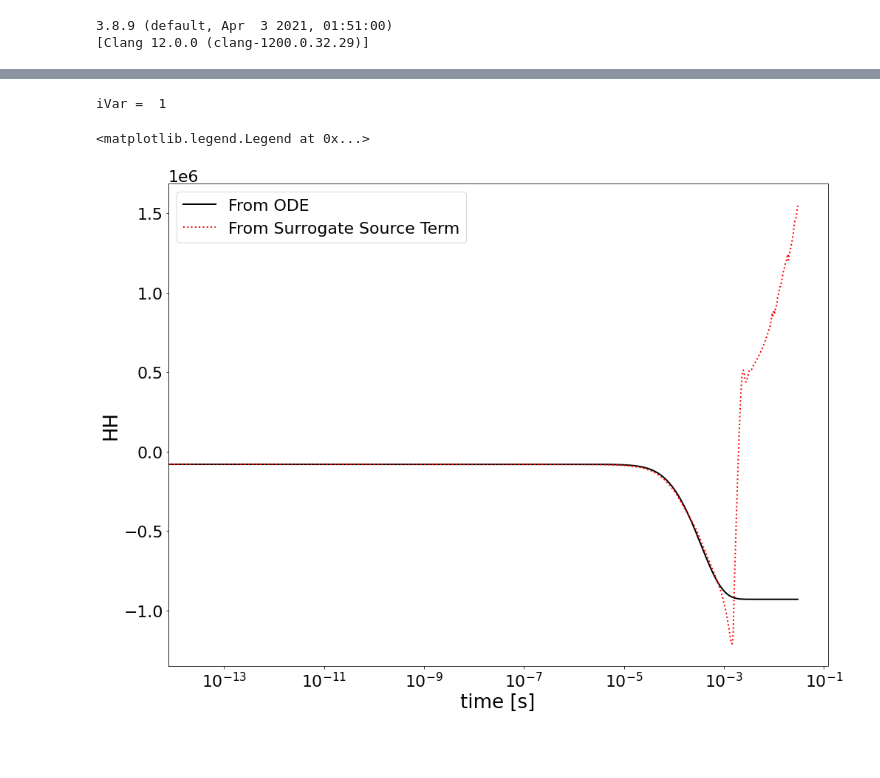
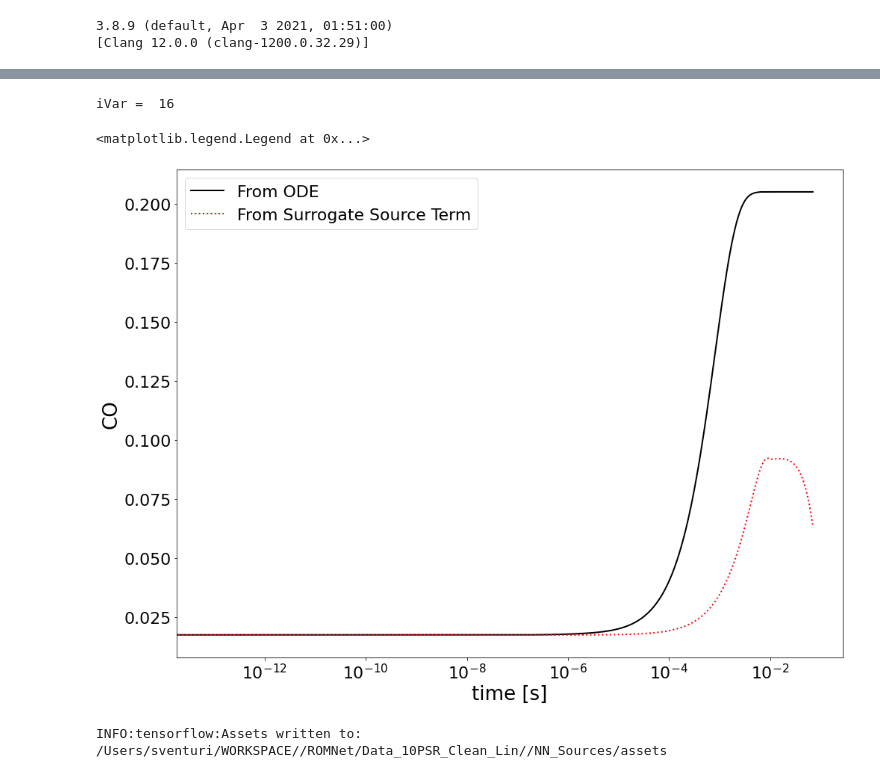
Before and after one commit to simoneventuri/ROMNet_, a Jupyter notebook: extra/generating_data/PSR/Generate_Data_3.ipynb, the cells around one changed output, grey strips where cells are left out. Cells and saved outputs as stored; diff of their text form; code cells hidden in the pictures; blank space fills up the shorter version.

```diff
--- a/extra/generating_data/PSR/Generate_Data_3.ipynb
+++ b/extra/generating_data/PSR/Generate_Data_3.ipynb
@@ -156,7 +209,7 @@ array([1.55708113e+03, 1.13246256e-01, 5.92541874e-03, 1.00000000e+00])
 
 from numpy import diff
 
-iPC = 2
+iPC = 1
 
 dydt = diff(yMat_pca[:,iPC])/diff(tVec)
 
@@ -248,0 +298,30 @@ for iy in range(Ny):
+# %%
+ySourcee_pca_ = NNModel.predict(yMatt_pca)
+
+
+fig  = plt.figure(figsize=(16,12))
+ax   = plt.axes(projection='3d')
+ax.plot3D( yMatt_pca[:,0], yMatt_pca[:,3], ySourcee_pca[:,0],  'ok',  markersize=6, label='Data')
+ax.plot3D( yMatt_pca[:,0], yMatt_pca[:,3], ySourcee_pca_[:,0], 'or',  markersize=3, label='NN')
+ax.set_xlabel(r'$PC_1$')
+ax.set_ylabel(r'$log_{10}(t_{res})$')
+ax.set_zlabel(r'$dPC_1/dt$')
+ax.legend()
+
+fig  = plt.figure(figsize=(16,12))
+ax   = plt.axes(projection='3d')
+ax.plot3D( yMatt_pca[:,0], yMatt_pca[:,3], ySourcee_pca[:,1],  'ok',  markersize=6, label='Data')
+ax.plot3D( yMatt_pca[:,0], yMatt_pca[:,3], ySourcee_pca_[:,1], 'or',  markersize=3, label='NN')
+ax.set_xlabel(r'$PC_1$')
+ax.set_ylabel(r'$log_{10}(t_{res})$')
+ax.set_zlabel(r'$dPC_2/dt$')
+ax.legend()
+
+fig  = plt.figure(figsize=(16,12))
+ax   = plt.axes(projection='3d')
+ax.plot3D( yMatt_pca[:,0], yMatt_pca[:,3], ySourcee_pca[:,2],  'ok',  markersize=6, label='Data')
+ax.plot3D( yMatt_pca[:,0], yMatt_pca[:,3], ySourcee_pca_[:,2], 'or',  markersize=3, label='NN')
+ax.set_xlabel(r'$PC_1$')
+ax.set_ylabel(r'$log_{10}(t_{res})$')
+ax.set_zlabel(r'$dPC_3/dt$')
+ax.legend()
@@ -347,7 +502,7 @@ for iTest in range(1):
 
     plt.plot(tVec, yMat_pca[:,iPC], '-k', label='From ODE', lw=2)
 
-    output       = solve_ivp( fOrig_NN, tVec[[0,-1]], y0_pca, method='BDF', t_eval=tVec, atol=1.e-8 )
+    output       = solve_ivp( fOrig_NN, tVec[[0,-1]], y0_pca, method='RK45', t_eval=tVec, atol=1.e-8 )
     tNN          = output.t
     yMat_pca_    = output.y.T
 
@@ -402,28 +558,34 @@ D        = pd.read_csv(FileName, delimiter=',', header=None).to_numpy()
 # %%
 yMat_    = (yMat_pca_.dot(A))*D[:,0] + C[:,0]
 # %%
-VarOI = 'HH'
+VarOI = 'CO'
 for iVar in range(1,len(VarNames)):
     if (VarNames[iVar] == VarOI):
         print('iVar = ', iVar)
         break
 
 fig = plt.figure(figsize=(16,12))
 for iTest in range(1):
 
     FileName     = TestDir+'/orig_data/y.csv.'+str(iTest+1)
     Data         = pd.read_csv(FileName, header=0)
     tVec         = Data.to_numpy()[:,0]
     yMat         = Data.to_numpy()[:,1:]
 
-    plt.plot(tVec, yMat[:,iVar-1],   '-k', label='From ODE',                   lw=2)
+    plt.plot(tVec, yMat[:,iVar-1], '-k', label='From ODE',                   lw=2)
     plt.plot(tNN, yMat_[:,iVar-1], ':r', label='From Surrogate Source Term', lw=2)
 
 plt.xscale('log')
 plt.xlabel('time [s]')
 plt.ylabel(VarOI)
 plt.legend()
 # %% [output]
-iVar =  1
+iVar =  16
 <matplotlib.legend.Legend at 0x...>
-[figure, old version]
+[figure, new version]
+# %%
+ModelFile = OutputDir + '/NN_Sources/'
+
+NNModel.save(ModelFile)
+# %% [output]
+INFO:tensorflow:Assets written to: /Users/sventuri/WORKSPACE//ROMNet/Data_10PSR_Clean_Lin//NN_Sources/assets
```
Also changed, not shown: parts of 15 cells of this notebook, 15 other files.
